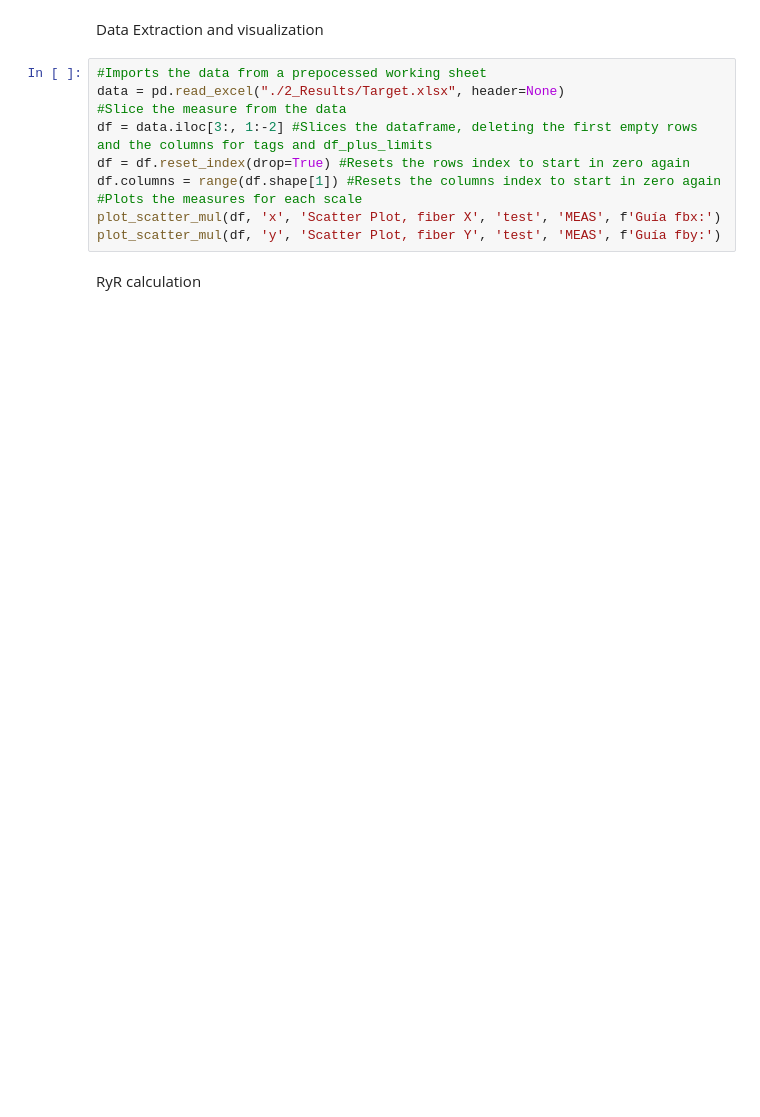
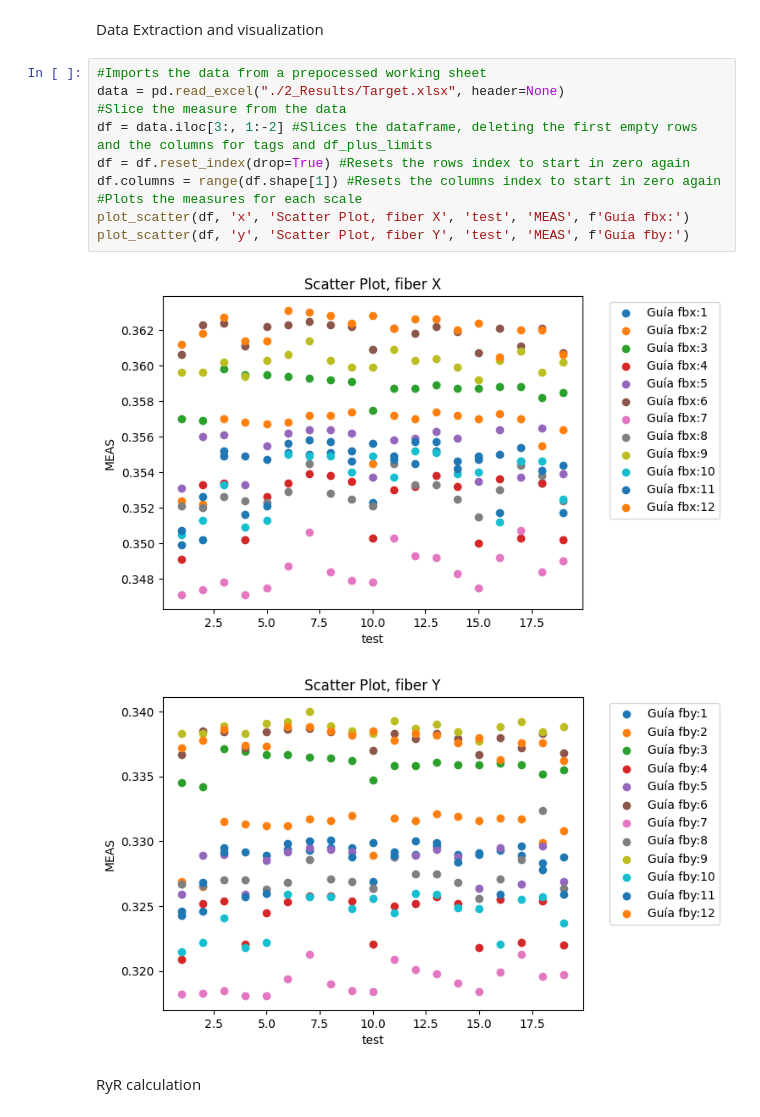
Before and after one commit to LucianoGP95/Python_Eiit_RyR, a Jupyter notebook: RyR_Analyser/RyR.ipynb, the cells around one changed output. Drawn from its saved outputs; the diff is of its cells as text; blank space fills up the shorter version.

```diff
--- a/RyR_Analyser/RyR.ipynb
+++ b/RyR_Analyser/RyR.ipynb
@@ -74,13 +65,16 @@ Data Extraction and visualization
 # %%
 #Imports the data from a prepocessed working sheet
 data = pd.read_excel("./2_Results/Target.xlsx", header=None)
 #Slice the measure from the data
 df = data.iloc[3:, 1:-2] #Slices the dataframe, deleting the first empty rows and the columns for tags and df_plus_limits
 df = df.reset_index(drop=True) #Resets the rows index to start in zero again
 df.columns = range(df.shape[1]) #Resets the columns index to start in zero again
 #Plots the measures for each scale
-plot_scatter_mul(df, 'x', 'Scatter Plot, fiber X', 'test', 'MEAS', f'Guía fbx:')
-plot_scatter_mul(df, 'y', 'Scatter Plot, fiber Y', 'test', 'MEAS', f'Guía fby:')
+plot_scatter(df, 'x', 'Scatter Plot, fiber X', 'test', 'MEAS', f'Guía fbx:')
+plot_scatter(df, 'y', 'Scatter Plot, fiber Y', 'test', 'MEAS', f'Guía fby:')
+# %% [output]
+[figure, added]
+[figure, added]
 # %% [markdown]
 RyR calculation
 # %%
```
Also changed, not shown: parts of 6 cells of this notebook, 2 other files.
